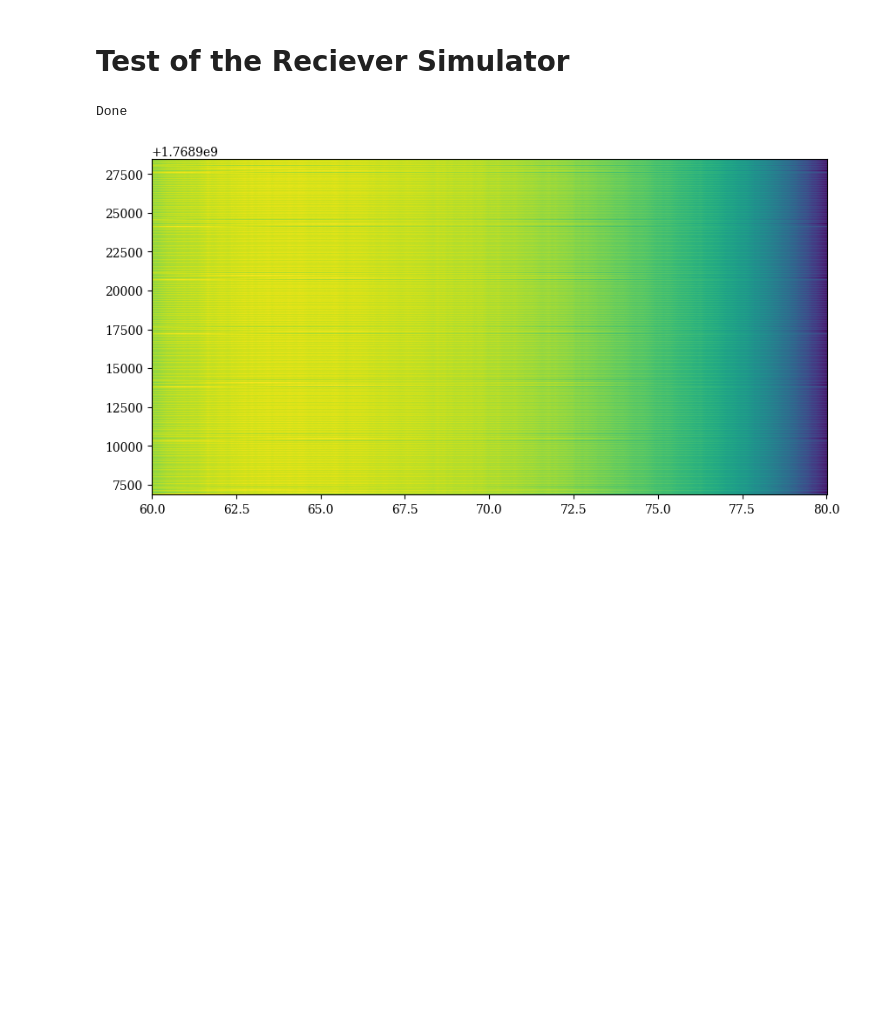
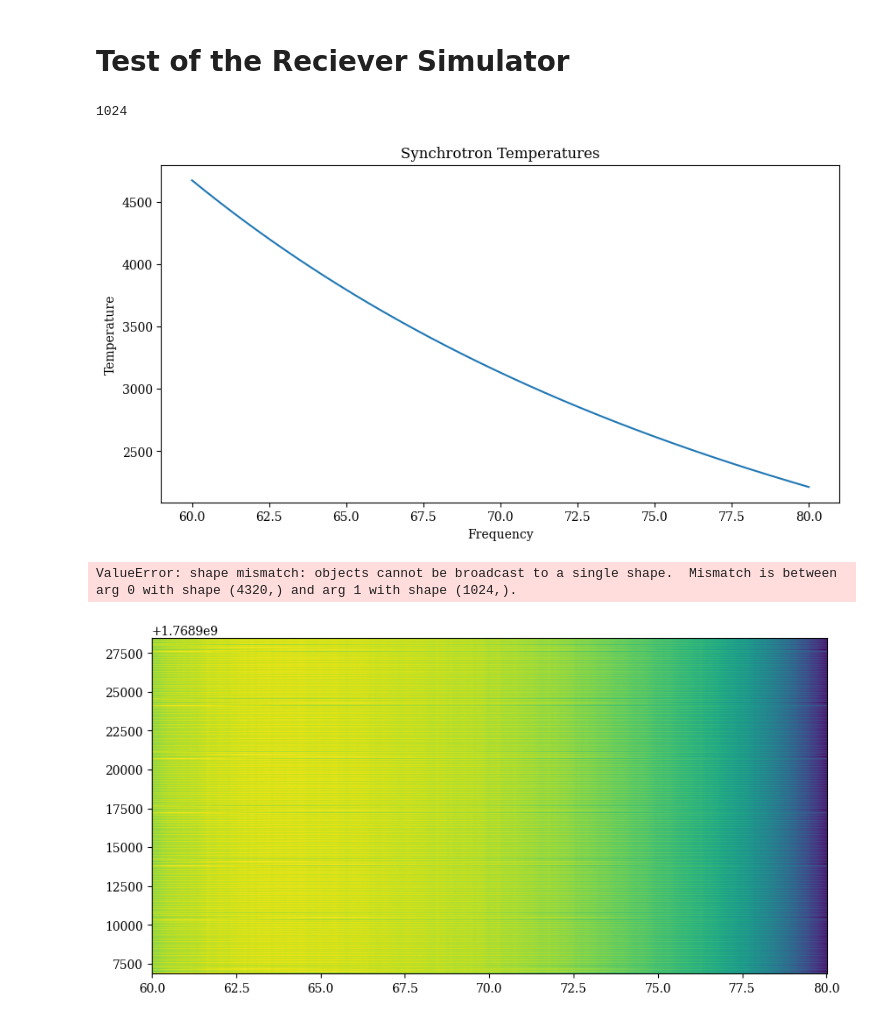
Before and after one commit to RHINO-Experiment/rhino-cal, a Jupyter notebook: simulation_testing.ipynb, the cells around one changed output. Saved outputs shown, nothing was run; the diff lists cells and outputs as text; code cells hidden in the pictures; blank space fills up the shorter version.

```diff
--- a/simulation_testing.ipynb
+++ b/simulation_testing.ipynb
@@ -73,6 +73,23 @@ test_src = Load(physical_temperature=300,
                 effective_cable_length=2*un.m,
                 label='Test_src')
 
+from simulation.toy_sky import ToySky
+
+test_src = ToySky(physical_temperature=None,
+                  termination_impedence=100*un.Ohm,
+                  freqs=test_receiver.freqs,
+                  effective_cable_length=2*un.m,
+                  label='antenna',
+                  enr=1,
+                  synchrotron_amplitude_210=180,
+                  synchrotron_beta=-2.6)
+print(len(test_src.t_src))
+plt.plot(test_src.freqs, test_src.t_src)
+plt.xlabel('Frequency')
+plt.ylabel('Temperature')
+plt.title('Synchrotron Temperatures')
+plt.show()
+
 observation_handler_obj = ObservationHandler(observation_length=6*3600*un.s,
                                              receiver=test_receiver,
                                              sources=[long_open,
@@ -82,34 +99,36 @@ observation_handler_obj = ObservationHandler(observation_length=6*3600*un.s,
                                                       test_src,
                                                       test_src,
                                                       test_src,
                                                       test_src,
                                                       test_src,
                                                       test_src,
                                                       test_src,
                                                       test_src,
                                                       test_src,
                                                       test_src,
                                                       test_src,
                                                       test_src,
                                                       test_src,
                                                       test_src,
                                                       test_src,
                                                       test_src,
                                                       test_src,
                                                       test_src,
                                                       test_src],
                                             dicke_switch_sources=[matched_ambient,
                                                                   heated_load],
                                             dicke_switch_length=150*un.s,
                                             delta_t=5*un.s,
                                             n_t_unc_freq_coeffs=5,
                                             n_t_unc_time_coeffs=3,
                                             n_t_sin_freq_coeffs=5,
                                             n_t_sin_time_coeffs=2,
                                             n_t_cos_freq_coeffs=5,
                                             n_t_cos_time_coeffs=3)
 # %% [output]
-Done
+1024
+[figure, added]
+ValueError: shape mismatch: objects cannot be broadcast to a single shape.  Mismatch is between arg 0 with shape (4320,) and arg 1 with shape (1024,).
 # %%
 os.makedirs('simulated_data',
           exist_ok=True)
```
Also changed, not shown: 3 other files.
